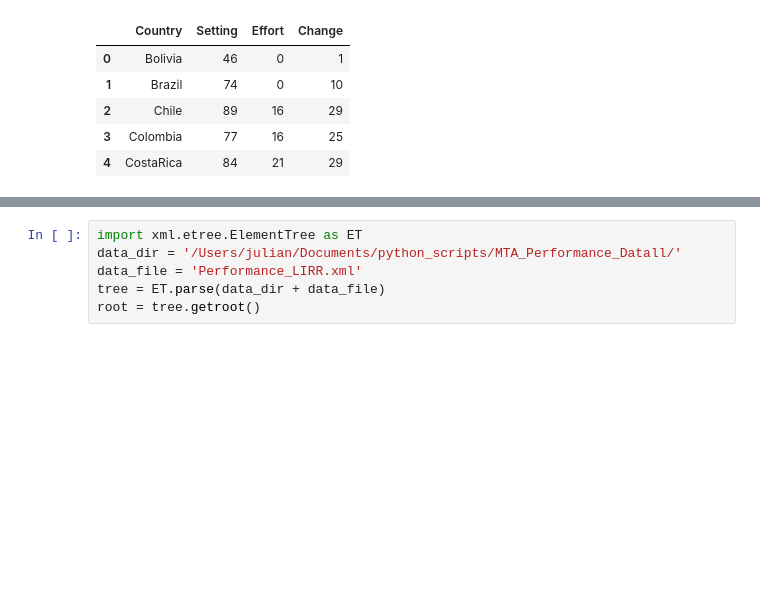
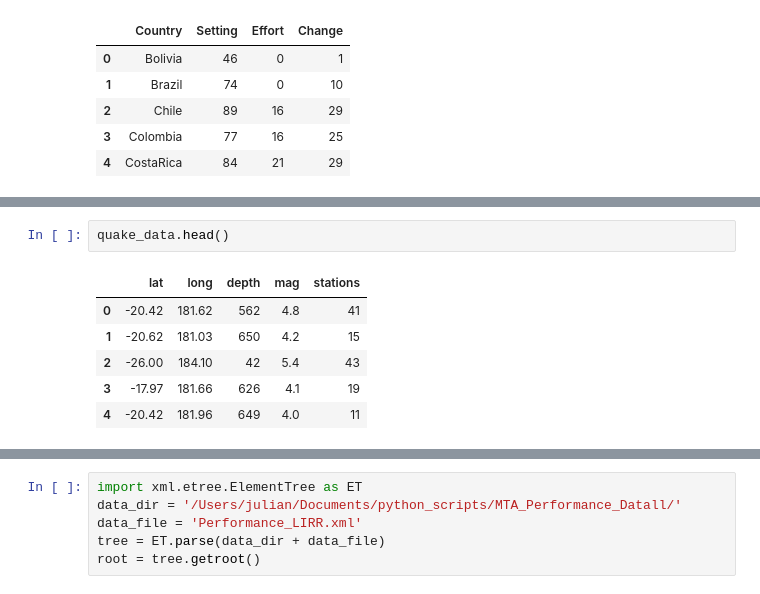
Before and after one commit to IRCS-analysis-mini-courses/reproducible-research, a Jupyter notebook: Day-2/notebooks/Pandas, Numpy, SciPy, Matplotlib Hour 1.ipynb, the cells around one changed output, grey strips where cells are left out. Drawn from its saved outputs; the diff is of its cells as text; blank space fills up the shorter version.

```diff
--- a/Day-2/notebooks/Pandas, Numpy, SciPy, Matplotlib Hour 1.ipynb
+++ b/Day-2/notebooks/Pandas, Numpy, SciPy, Matplotlib Hour 1.ipynb
@@ -148,0 +184,9 @@ The NY MTA publishes several data feeds. They are available in both CSV, XML and
+# %%
+quake_data.head()
+# %% [output]
+|  | lat | long | depth | mag | stations |
+| 0 | -20.42 | 181.62 | 562 | 4.8 | 41 |
+| 1 | -20.62 | 181.03 | 650 | 4.2 | 15 |
+| 2 | -26.00 | 184.10 | 42 | 5.4 | 43 |
+| 3 | -17.97 | 181.66 | 626 | 4.1 | 19 |
+| 4 | -20.42 | 181.96 | 649 | 4.0 | 11 |
```
Also changed, not shown: parts of 24 cells of this notebook.
